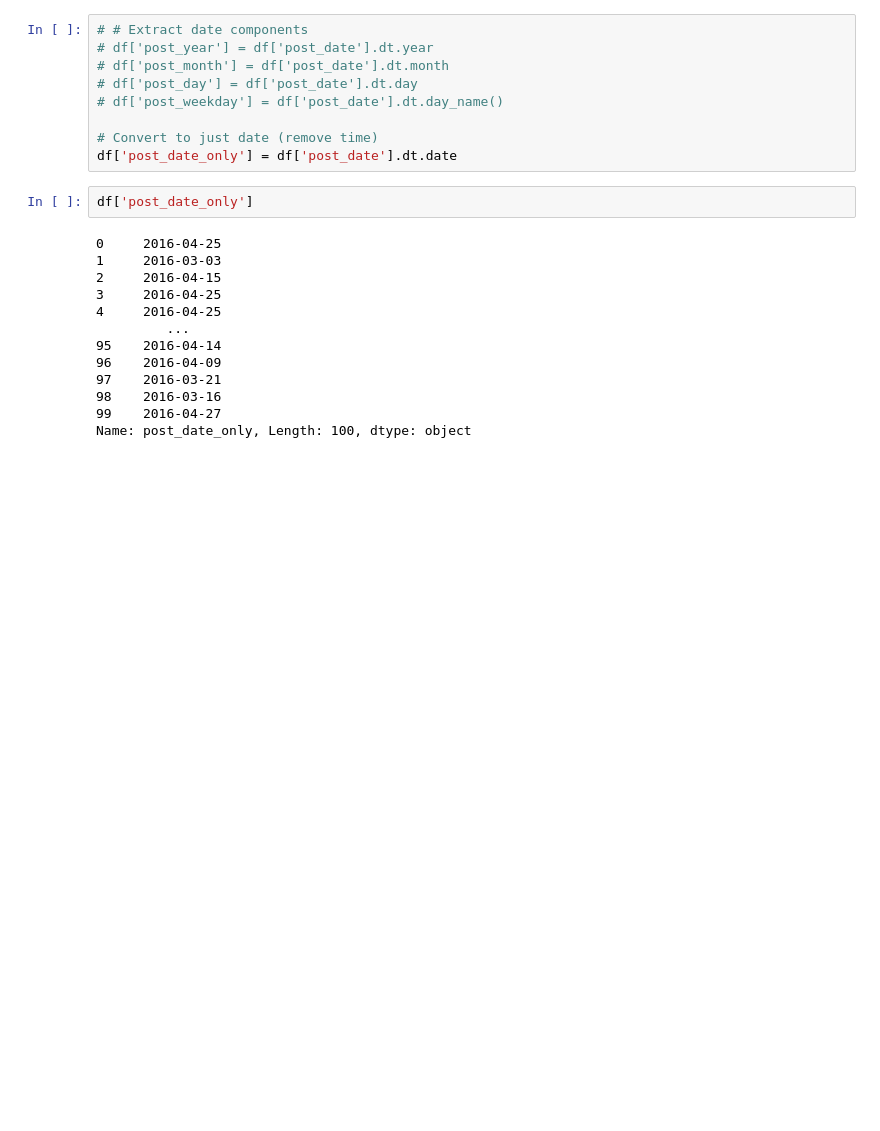
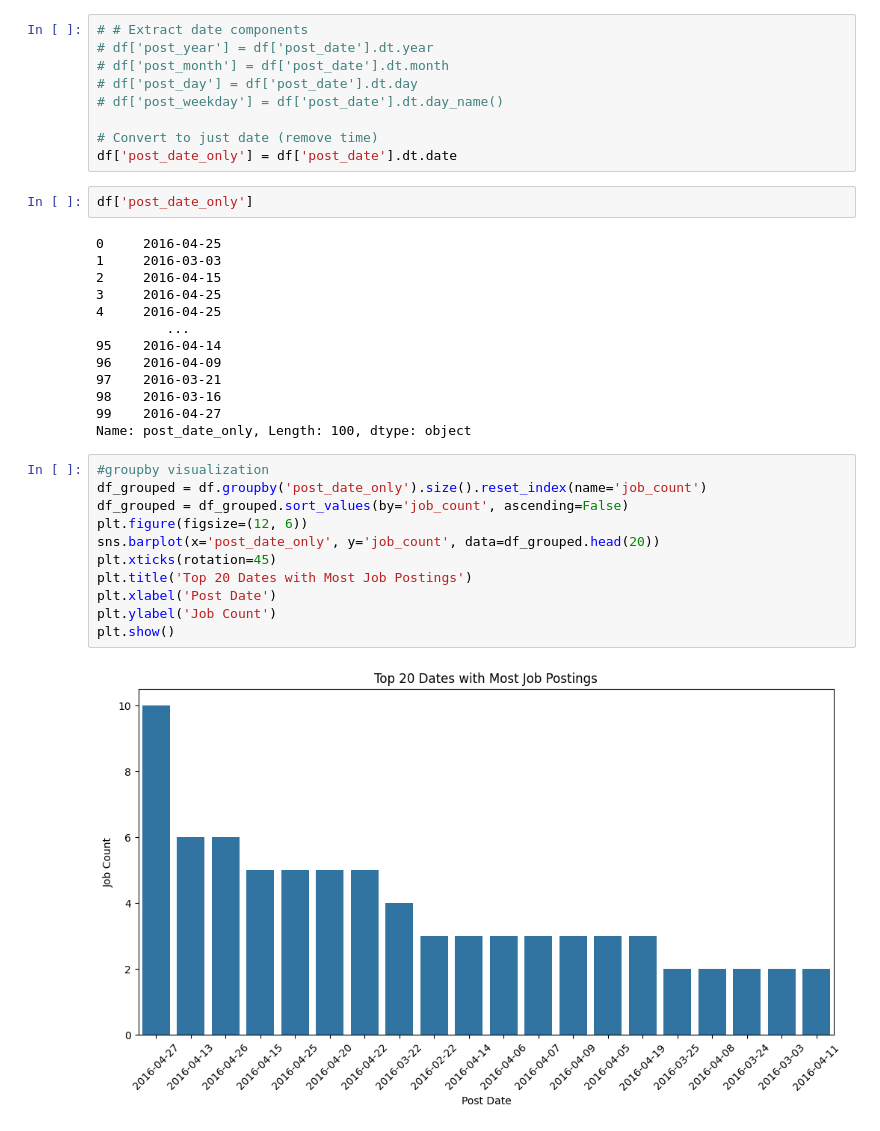
Before and after one commit to supremkc05/Global-Job-Market-Analytics, a Jupyter notebook: Notebooks/data-cleaning.ipynb, the cells around one changed output. Drawn from its saved outputs; the diff is of its cells as text; blank space fills up the shorter version.

Commit message:
add visualizations

```diff
--- a/Notebooks/data-cleaning.ipynb
+++ b/Notebooks/data-cleaning.ipynb
@@ -287,3 +287,16 @@ df['post_date_only']
 98    2016-03-16
 99    2016-04-27
 Name: post_date_only, Length: 100, dtype: object
+# %%
+#groupby visualization
+df_grouped = df.groupby('post_date_only').size().reset_index(name='job_count')
+df_grouped = df_grouped.sort_values(by='job_count', ascending=False)
+plt.figure(figsize=(12, 6))
+sns.barplot(x='post_date_only', y='job_count', data=df_grouped.head(20))
+plt.xticks(rotation=45)
+plt.title('Top 20 Dates with Most Job Postings')
+plt.xlabel('Post Date')
+plt.ylabel('Job Count')
+plt.show()
+# %% [output]
+[figure, added]
```
Also changed, not shown: 1 other file.
